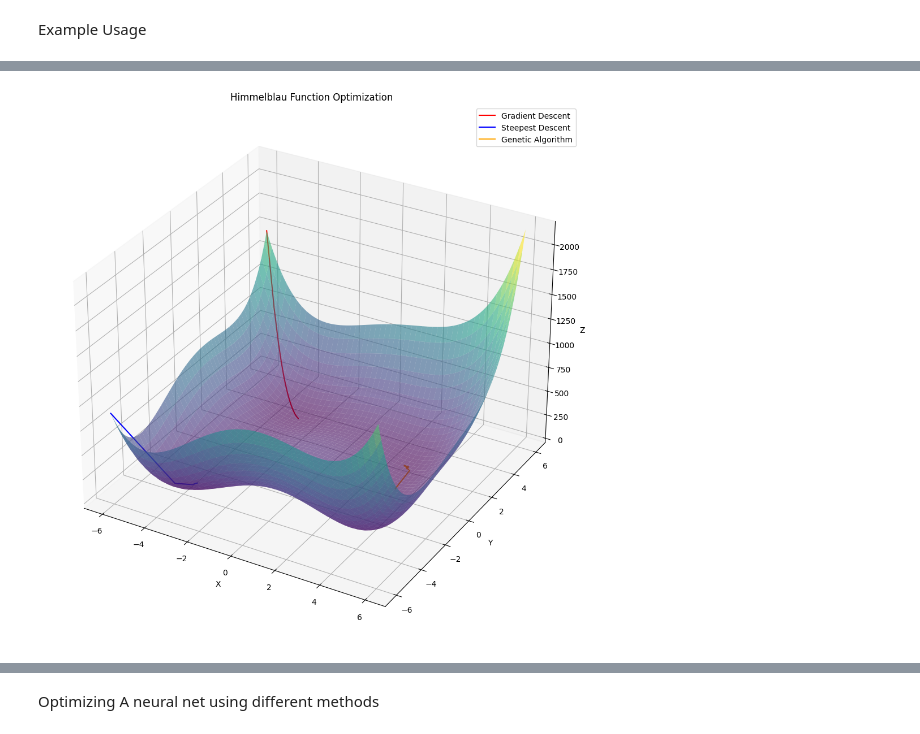
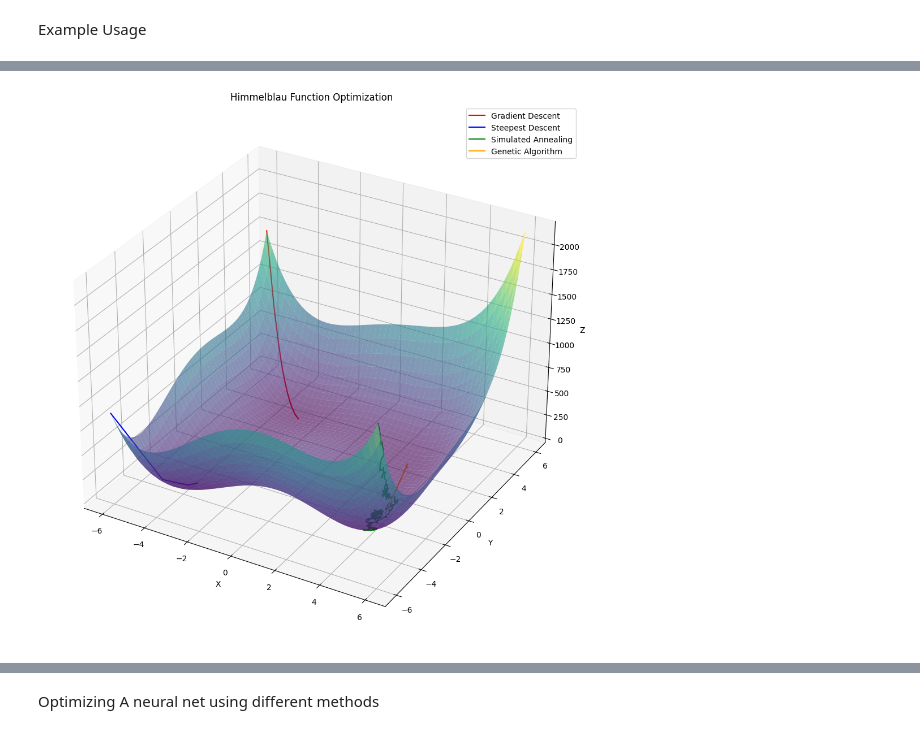
Before and after one commit to Mikolaj-MLP/Optimization-methods, a Jupyter notebook: Optimization_methods.ipynb, the cells around one changed output, grey strips where cells are left out. Saved outputs shown, nothing was run; the diff lists cells and outputs as text; code cells hidden in the pictures.

```diff
--- a/Optimization_methods.ipynb
+++ b/Optimization_methods.ipynb
@@ -255,8 +274,14 @@ Ackley Optimization Results:
 # %%
 # --- Setup for Himmelblau function optimization with timing ---
+import time
+import numpy as np
+import matplotlib.pyplot as plt
+from mpl_toolkits.mplot3d import Axes3D
+
 # Initial guesses
-x0_himmel   = np.array([-6.0,  6.0])
-x0_himmel2  = np.array([-6.0, -6.0])
+x0_himmel_gd  = np.array([-6.0,  6.0])
+x0_himmel_sd  = np.array([-6.0, -6.0])
+x0_himmel_sa  = np.array([ 6.0, -6.0])
 
 # Bounds for heuristic methods
 bounds_himmel = np.array([[-6, 6], [-6, 6]])
@@ -268,7 +293,7 @@ f_star_himmel = 0.0
 t0 = time.perf_counter()
 opt_gd_h, path_gd_h = gradient_descent(
     grad_himmelblau,
-    x0_himmel,
+    x0_himmel_gd,
     lr=0.001,
     max_iters=10000
 )
@@ -282,13 +307,28 @@ t0 = time.perf_counter()
 opt_sd_h, path_sd_h = steepest_descent(
     himmelblau_vec,
     grad_himmelblau,
-    x0_himmel2,
+    x0_himmel_sd,
     max_iters=1000
 )
 elapsed_sd_h = time.perf_counter() - t0
 iters_sd_h   = len(path_sd_h)
 min_sd_h     = himmelblau_vec(opt_sd_h)
 error_sd_h   = abs(min_sd_h - f_star_himmel)
+
+# ---------------- Simulated Annealing -----------------
+t0 = time.perf_counter()
+opt_sa_h, path_sa_h = simulated_annealing(
+    himmelblau_vec,
+    x0_himmel_sa,
+    bounds_himmel,
+    max_iters=1000,
+    temp=50,
+    cooling=0.99
+)
+elapsed_sa_h = time.perf_counter() - t0
+iters_sa_h   = len(path_sa_h)
+min_sa_h     = himmelblau_vec(opt_sa_h)
+error_sa_h   = abs(min_sa_h - f_star_himmel)
 
 # ---------------- Genetic Algorithm ------------------
 t0 = time.perf_counter()
@@ -305,52 +345,62 @@ error_ga_h   = abs(min_ga_h - f_star_himmel)
 # --- Prepare trajectory arrays for plotting ---
 path_gd_h = np.array(path_gd_h)
 path_sd_h = np.array(path_sd_h)
+path_sa_h = np.array(path_sa_h)
 path_ga_h = np.array(path_ga_h)
 
 Z_gd_h = [himmelblau(x[0], x[1]) for x in path_gd_h]
 Z_sd_h = [himmelblau(x[0], x[1]) for x in path_sd_h]
+Z_sa_h = [himmelblau(x[0], x[1]) for x in path_sa_h]
 Z_ga_h = [himmelblau(x[0], x[1]) for x in path_ga_h]
 
 x = np.linspace(-6, 6, 300)
 y = np.linspace(-6, 6, 300)
 X, Y = np.meshgrid(x, y)
 Z = himmelblau(X, Y)
 
 fig = plt.figure(figsize=(14, 10))
 ax = fig.add_subplot(111, projection='3d')
 ax.plot_surface(X, Y, Z, cmap='viridis', alpha=0.6, edgecolor='none')
 
-ax.plot(path_gd_h[:, 0], path_gd_h[:, 1], Z_gd_h, 'r-',    label='Gradient Descent')
-ax.plot(path_sd_h[:, 0], path_sd_h[:, 1], Z_sd_h, 'b-',    label='Steepest Descent')
-ax.plot(path_ga_h[:, 0], path_ga_h[:, 1], Z_ga_h, 'orange', label='Genetic Algorithm')
+ax.plot(path_gd_h[:, 0], path_gd_h[:, 1], Z_gd_h, 'r-',      label='Gradient Descent')
+ax.plot(path_sd_h[:, 0], path_sd_h[:, 1], Z_sd_h, 'b-',      label='Steepest Descent')
+ax.plot(path_sa_h[:, 0], path_sa_h[:, 1], Z_sa_h, 'g-',      label='Simulated Annealing')
+ax.plot(path_ga_h[:, 0], path_ga_h[:, 1], Z_ga_h, 'orange',  label='Genetic Algorithm')
 
 ax.set_title("Himmelblau Function Optimization")
 ax.set_xlabel("X")
 ax.set_ylabel("Y")
 ax.set_zlabel("Z")
 ax.legend()
 plt.tight_layout()
 plt.show()
 
 # --- Print out optimization results ---
 print("Himmelblau Optimization Results:")
-print(f"  Gradient Descent:")
-print(f"    • Found minimum: f(x*) = {min_gd_h:.6f}")
-print(f"    • Error from f* = {error_gd_h:.6f}")
-print(f"    • Iterations     = {iters_gd_h}")
-print(f"    • Elapsed time   = {elapsed_gd_h:.6f} s")
 print()
-print(f"  Steepest Descent:")
-print(f"    • Found minimum: f(x*) = {min_sd_h:.6f}")
-print(f"    • Error from f* = {error_sd_h:.6f}")
-print(f"    • Iterations     = {iters_sd_h}")
-print(f"    • Elapsed time   = {elapsed_sd_h:.6f} s")
+print("Gradient Descent:")
+print(f"  • Found minimum: f(x*) = {min_gd_h:.6f}")
+print(f"  • Error from f*       = {error_gd_h:.6f}")
+print(f"  • Iterations          = {iters_gd_h}")
+print(f"  • Elapsed time        = {elapsed_gd_h:.6f} s")
 print()
-print(f"  Genetic Algorithm:")
-print(f"    • Found minimum: f(x*) = {min_ga_h:.6f}")
-print(f"    • Error from f* = {error_ga_h:.6f}")
-print(f"    • Iterations     = {iters_ga_h}")
-print(f"    • Elapsed time   = {elapsed_ga_h:.6f} s")
+print("Steepest Descent:")
+print(f"  • Found minimum: f(x*) = {min_sd_h:.6f}")
+print(f"  • Error from f*       = {error_sd_h:.6f}")
+print(f"  • Iterations          = {iters_sd_h}")
+print(f"  • Elapsed time        = {elapsed_sd_h:.6f} s")
+print()
+print("Simulated Annealing:")
+print(f"  • Found minimum: f(x*) = {min_sa_h:.6f}")
+print(f"  • Error from f*       = {error_sa_h:.6f}")
+print(f"  • Iterations          = {iters_sa_h}")
+print(f"  • Elapsed time        = {elapsed_sa_h:.6f} s")
+print()
+print("Genetic Algorithm:")
+print(f"  • Found minimum: f(x*) = {min_ga_h:.6f}")
+print(f"  • Error from f*       = {error_ga_h:.6f}")
+print(f"  • Iterations          = {iters_ga_h}")
+print(f"  • Elapsed time        = {elapsed_ga_h:.6f} s")
 # %% [output]
-[figure, old version]
+[figure, new version]
 Himmelblau Optimization Results:
```
Also changed, not shown: parts of 3 cells of this notebook.
